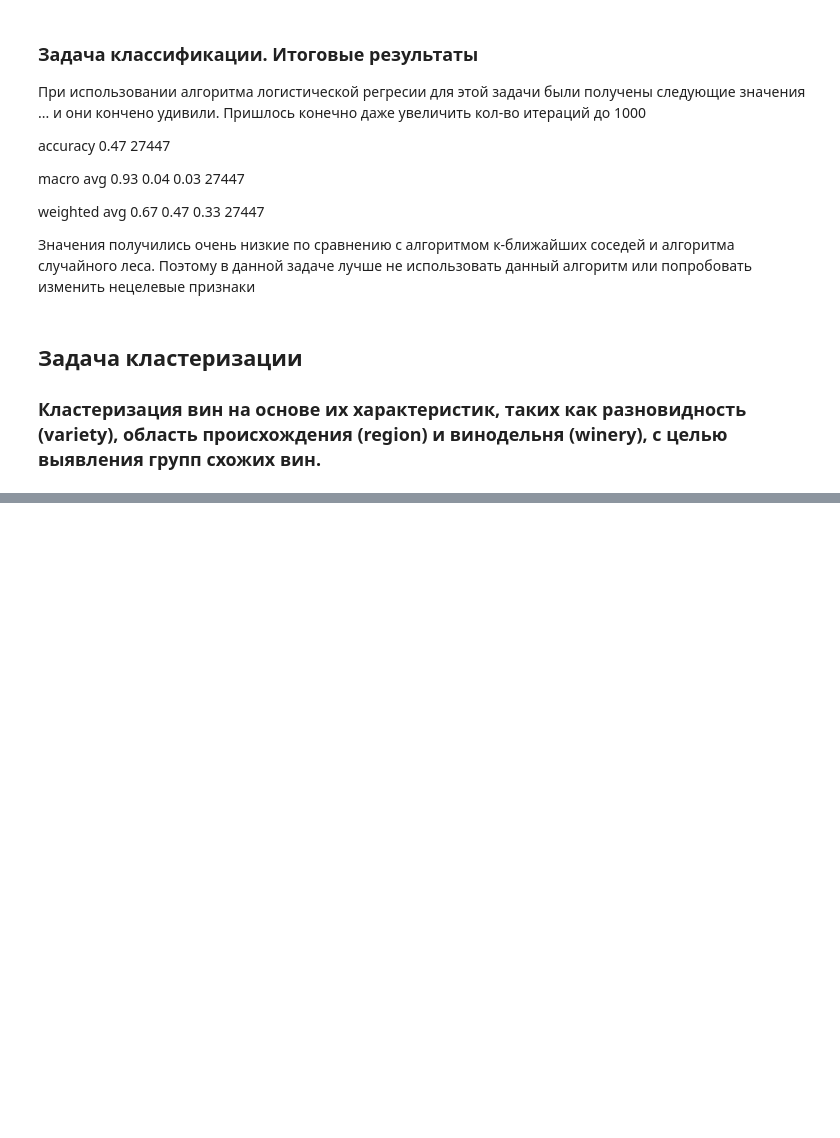
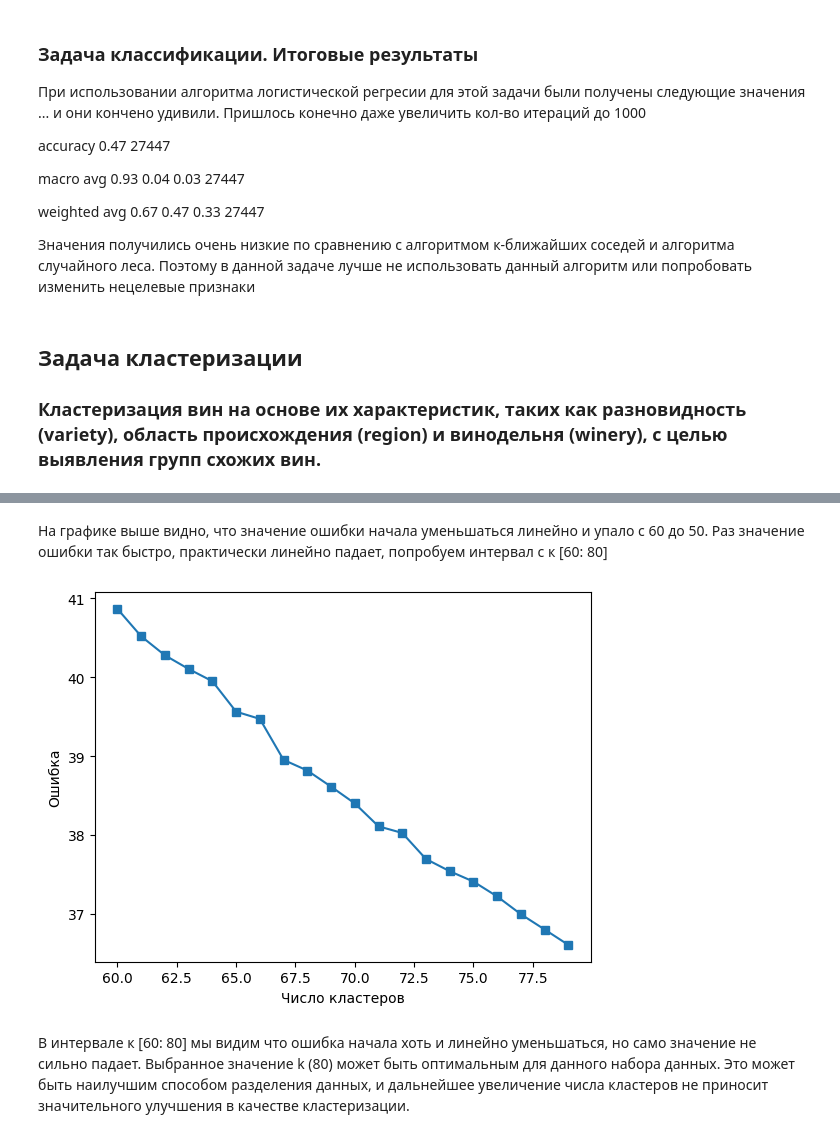
Before and after one commit to tursunovJr/wine-ml, a Jupyter notebook: Tursunov_Wine_ML.ipynb, the cells around one changed output, grey strips where cells are left out. Saved outputs shown, nothing was run; the diff lists cells and outputs as text; code cells hidden in the pictures; blank space fills up the shorter version.

Commit message:
Добавлена задача кластеризации

```diff
--- a/Tursunov_Wine_ML.ipynb
+++ b/Tursunov_Wine_ML.ipynb
@@ -421,0 +466,15 @@ weighted avg       0.67      0.47      0.33     27447
+# %% [markdown]
+На графике выше видно, что значение ошибки начала уменьшаться линейно и упало с 60 до 50. Раз значение ошибки так быстро, практически линейно падает, попробуем интервал с к [60: 80]
+# %%
+inertia = []
+for k in range(60, 80):
+    kmeans = KMeans(n_clusters=k, random_state=1, n_init=10).fit(X)
+    inertia.append(np.sqrt(kmeans.inertia_))
+
+plt.plot(range(60, 80), inertia, marker='s');
+plt.xlabel('Число кластеров')
+plt.ylabel('Ошибка');
+# %% [output]
+[figure, added]
+# %% [markdown]
+В интервале к [60: 80] мы видим что ошибка начала хоть и линейно уменьшаться, но само значение не сильно падает. Выбранное значение k (80) может быть оптимальным для данного набора данных. Это может быть наилучшим способом разделения данных, и дальнейшее увеличение числа кластеров не приносит значительного улучшения в качестве кластеризации.
```
Also changed, not shown: parts of 12 cells of this notebook.
